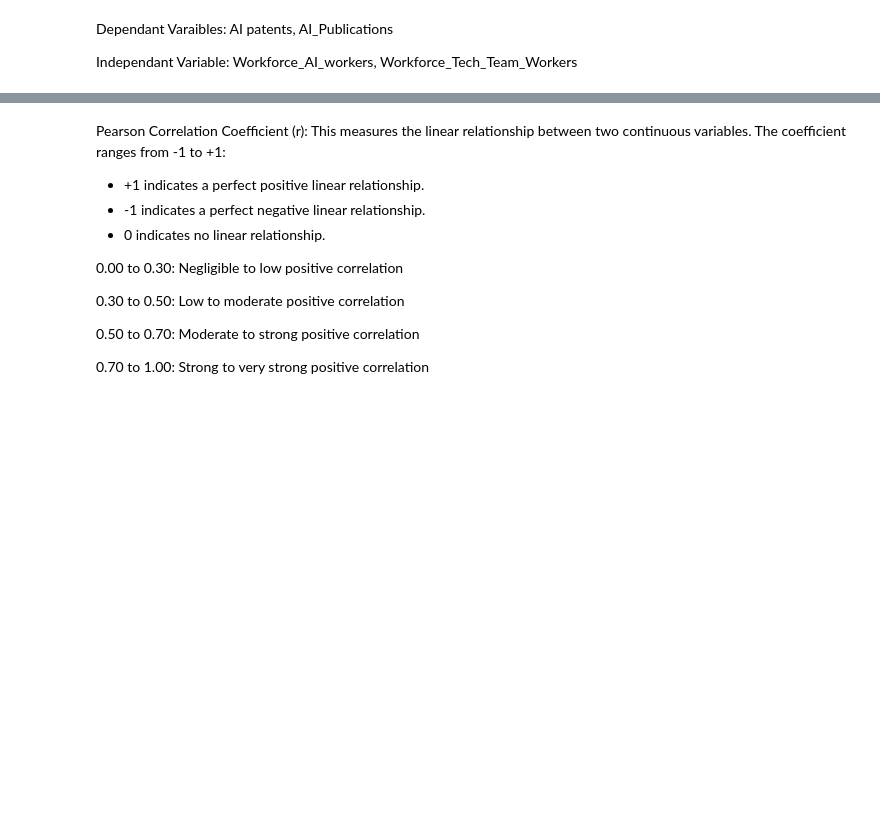
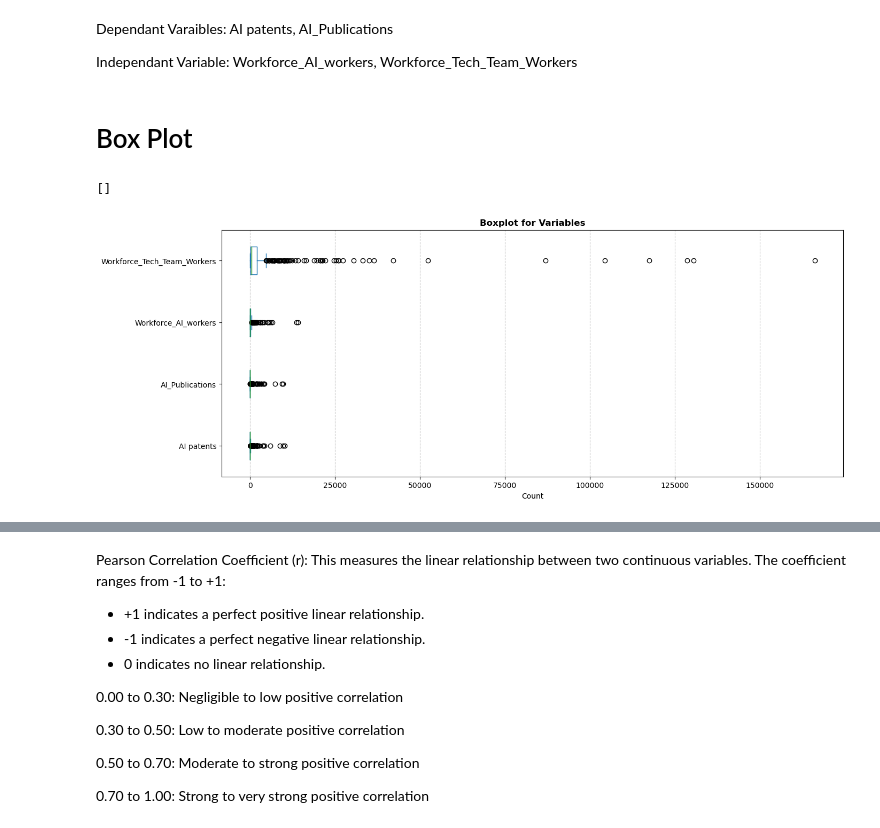
Before and after one commit to qitouying/Data-Visualization, a Jupyter notebook: Codes.ipynb, the cells around one changed output, grey strips where cells are left out. Drawn from its saved outputs; the diff is of its cells as text; code cells hidden in the pictures; blank space fills up the shorter version.

Commit message:
Update Boxplot and Scatter

```diff
--- a/Codes.ipynb
+++ b/Codes.ipynb
@@ -105,3 +105,16 @@ Index(['Name', 'ID', 'Country', 'Website', 'Groups', 'Region', 'Stage',
 Dependant Varaibles: AI patents, AI_Publications
 
 Independant Variable: Workforce_AI_workers, Workforce_Tech_Team_Workers
+# %% [markdown]
+# Box Plot
+# %%
+boxplotdf = df.drop(['Name'], axis=1)
+
+ax = boxplotdf.plot.box(figsize=(15, 6), vert=False)
+ax.set_xlabel("Count")
+ax.set_title('Boxplot for Variables', fontweight='bold')
+ax.grid(axis='x', linestyle='--', alpha=0.7)
+ax.plot()
+# %% [output]
+[]
+[figure, added]
```
Also changed, not shown: parts of 4 cells of this notebook.
